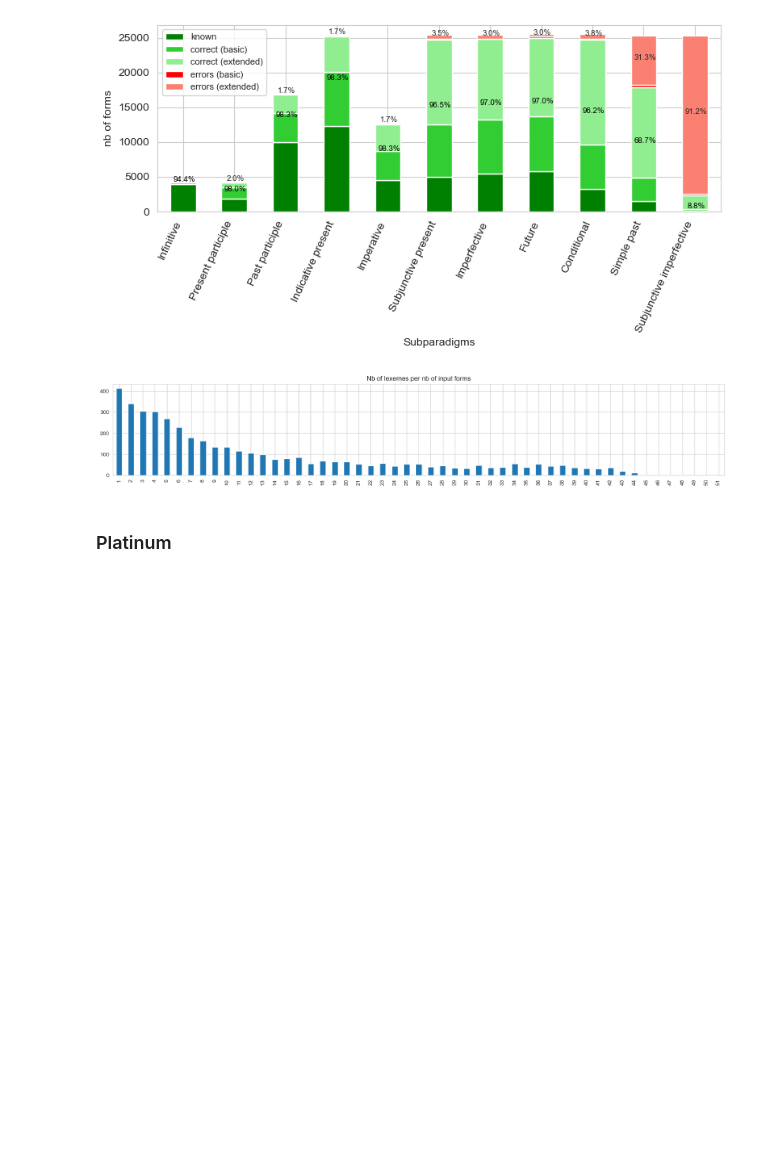
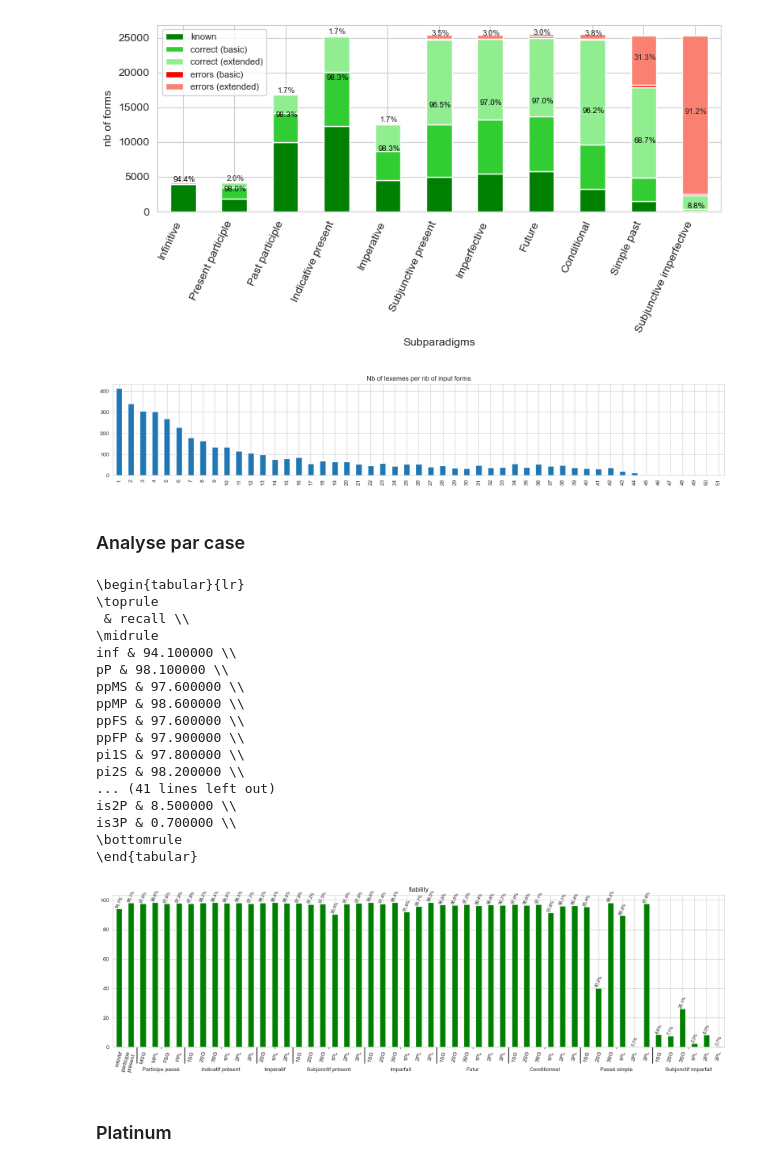
Before and after one commit to gboye/SWIM, a Jupyter notebook: ParadigmGeneration/Vlexique2/WordStructure-Statistiques-S4-Platinum.ipynb, the cells around one changed output. Cells and saved outputs as stored; diff of their text form; code cells hidden in the pictures; blank space fills up the shorter version.

```diff
--- a/ParadigmGeneration/Vlexique2/WordStructure-Statistiques-S4-Platinum.ipynb
+++ b/ParadigmGeneration/Vlexique2/WordStructure-Statistiques-S4-Platinum.ipynb
@@ -343,6 +347,60 @@ plt.show()
 # sInput4
 # %% [output]
 [figure]
+# %% [markdown]
+### Analyse par case
+# %%
+fDirect4Diff=repFiles+"vlexique2-Direct-S4-platinum-different.csv"
+fDirect4Corr=repFiles+"vlexique2-Direct-S4-platinum-correct.csv"
+fDirect4Miss=repFiles+"vlexique2-Direct-S4-platinum-missing.csv"
+
+dfDirect4Diff=getTable(fDirect4Diff)
+dfDirect4Corr=getTable(fDirect4Corr)
+dfDirect4Miss=getTable(fDirect4Miss)
+dfDirect4CorrDiff=pd.DataFrame({"known":dfInput4.count(),"right":dfDirect4Corr.count(),"wrong":dfDirect4Diff.count(),"missing":dfDirect4Miss.count(),})
+dfDirect4CorrDiff["recall"]=round((dfDirect4CorrDiff.right/(dfDirect4CorrDiff.right+dfDirect4CorrDiff.wrong+dfDirect4CorrDiff.missing))*100,1)
+print(dfDirect4CorrDiff[["recall"]].reindex(cellOrd).to_latex())
+ax=dfDirect4CorrDiff.recall.reindex(cellOrd).plot.bar(figsize=(20,5),color=["green"],title="fiability")
+# xlabels=["","","","participe passé","indicatif présent","impératif","subjonctif présent","indicatif imparfait","indicatif futur","conditionnel présent","passé simple","subjonctif imparfait"]
+labels = [item.get_text() for item in ax.get_xticklabels()]
+labels = ["infinitif","participe\nprésent\n", "MSG","MPL","FSG","FPL","1SG","2SG","3SG","1PL","2PL","3PL","2SG","1PL","2PL","1SG","2SG","3SG","1PL","2PL","3PL","1SG","2SG","3SG","1PL","2PL","3PL","1SG","2SG","3SG","1PL","2PL","3PL","1SG","2SG","3SG","1PL","2PL","3PL","1SG","2SG","3SG","1PL","2PL","3PL","1SG","2SG","3SG","1PL","2PL","3PL",]
+ax.set_xticklabels(labels)
+ax.tick_params(axis='x', labelrotation=75)
+sec = ax.secondary_xaxis(location=0)
+sec.set_xticks([3.5, 8.5, 13, 17.5, 23.5, 29.5, 35.5, 41.5, 47.5], labels=['\n\n\nParticipe passé', '\n\n\nIndicatif présent', '\n\n\nImpératif',
+                                       '\n\n\nSubjonctif présent', '\n\n\nImparfait', '\n\n\nFutur', '\n\n\nConditionnel',
+                                       '\n\n\nPassé simple', '\n\n\nSubjonctif imparfait'])
+sec2 = ax.secondary_xaxis(location=0)
+sec2.set_xticks([1.5, 5.5, 11.5,14.5,20.5,26.5,32.5,38.5,44.5], labels=[])
+sec2.tick_params('x', length=30, width=1.5)
+
+covLabels=dfDirect4CorrDiff["recall"].reindex(cellOrd).tolist()
+rects=ax.patches
+for rect, label in zip(rects, covLabels):
+    height=rect.get_height()
+    ax.text(
+        rect.get_x() + rect.get_width() / 2, height, "%.1f%%"%label, ha="center", va="bottom", fontsize=8,rotation=65)
+
+plt.savefig(repFiles+"Fiability-Direct-Gold.png",dpi=300,bbox_inches="tight")
+# %% [output]
+\begin{tabular}{lr}
+\toprule
+ & recall \\
+\midrule
+inf & 94.100000 \\
+pP & 98.100000 \\
+ppMS & 97.600000 \\
+ppMP & 98.600000 \\
+ppFS & 97.600000 \\
+ppFP & 97.900000 \\
+pi1S & 97.800000 \\
+pi2S & 98.200000 \\
+... (41 lines left out)
+is2P & 8.500000 \\
+is3P & 0.700000 \\
+\bottomrule
+\end{tabular}
+[figure, added]
 # %% [markdown]
 ### Platinum
 # %%
```
Also changed, not shown: parts of 8 cells of this notebook, 7 other files.
